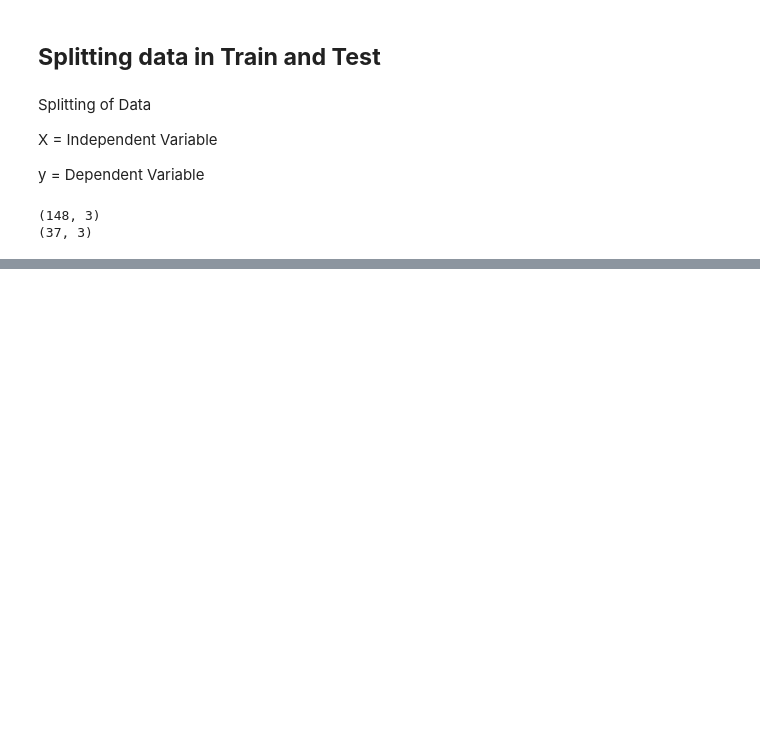
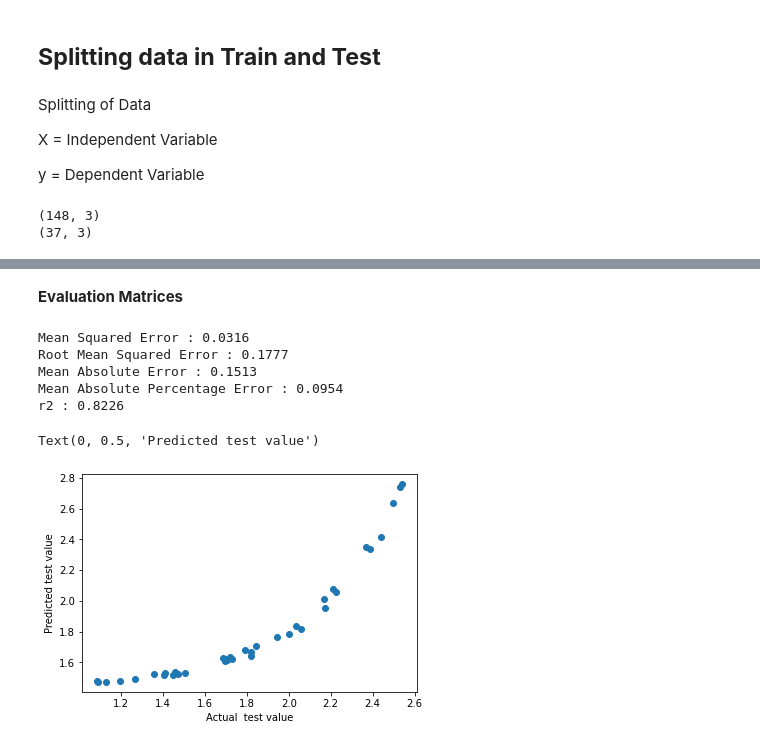
Before and after one commit to saqquib/Yes-Bank-Stock-Closing-Price-Prediction, a Jupyter notebook: Yes_Bank_Stock_Closing_Price_Prediction_Capstone_Project_2.ipynb, the cells around one changed output, grey strips where cells are left out. Drawn from its saved outputs; the diff is of its cells as text; code cells hidden in the pictures; blank space fills up the shorter version.

```diff
--- a/Yes_Bank_Stock_Closing_Price_Prediction_Capstone_Project_2.ipynb
+++ b/Yes_Bank_Stock_Closing_Price_Prediction_Capstone_Project_2.ipynb
@@ -459,0 +474,4 @@ X_test = scaler.transform(X_test)
+# %%
+# fit data into linear regression
+regressor = LinearRegression()
+regressor.fit(X_train, y_train)
@@ -459,0 +492,4 @@ X_test = scaler.transform(X_test)
+# %%
+#Predict y_test on the basis of train sets
+y_pred = regressor.predict(X_test)
+y_pred
@@ -459,0 +531,22 @@ X_test = scaler.transform(X_test)
+# %% [markdown]
+**Evaluation Matrices**
+# %%
+# Test Performance of Linear Regregression
+print("Mean Squared Error :", round(mean_squared_error(y_test, y_pred), 4))
+print("Root Mean Squared Error :", round(math.sqrt(mean_squared_error(y_test, y_pred)), 4))
+print("Mean Absolute Error :", round(mean_absolute_error(y_test, y_pred), 4))
+print("Mean Absolute Percentage Error :", round(mean_absolute_percentage_error(y_test, y_pred), 4))
+print("r2 :", round(r2_score(y_test, y_pred),4))
+# %% [output]
+Mean Squared Error : 0.0316
+Root Mean Squared Error : 0.1777
+Mean Absolute Error : 0.1513
+Mean Absolute Percentage Error : 0.0954
+r2 : 0.8226
+# %%
+plt.scatter(y_test, y_pred)
+plt.xlabel('Actual  test value')
+plt.ylabel('Predicted test value')
+# %% [output]
+Text(0, 0.5, 'Predicted test value')
+[figure, added]
```
Also changed, not shown: parts of 87 cells of this notebook.
